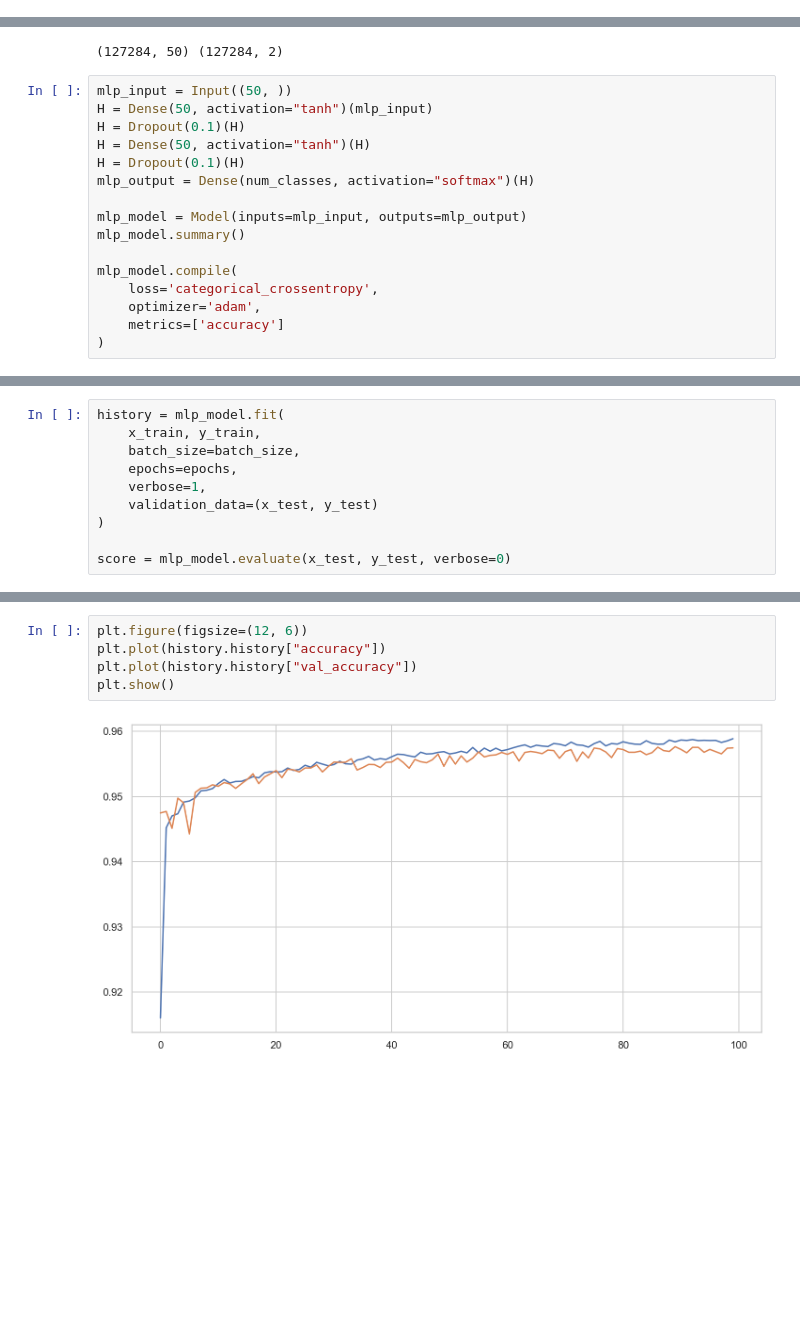
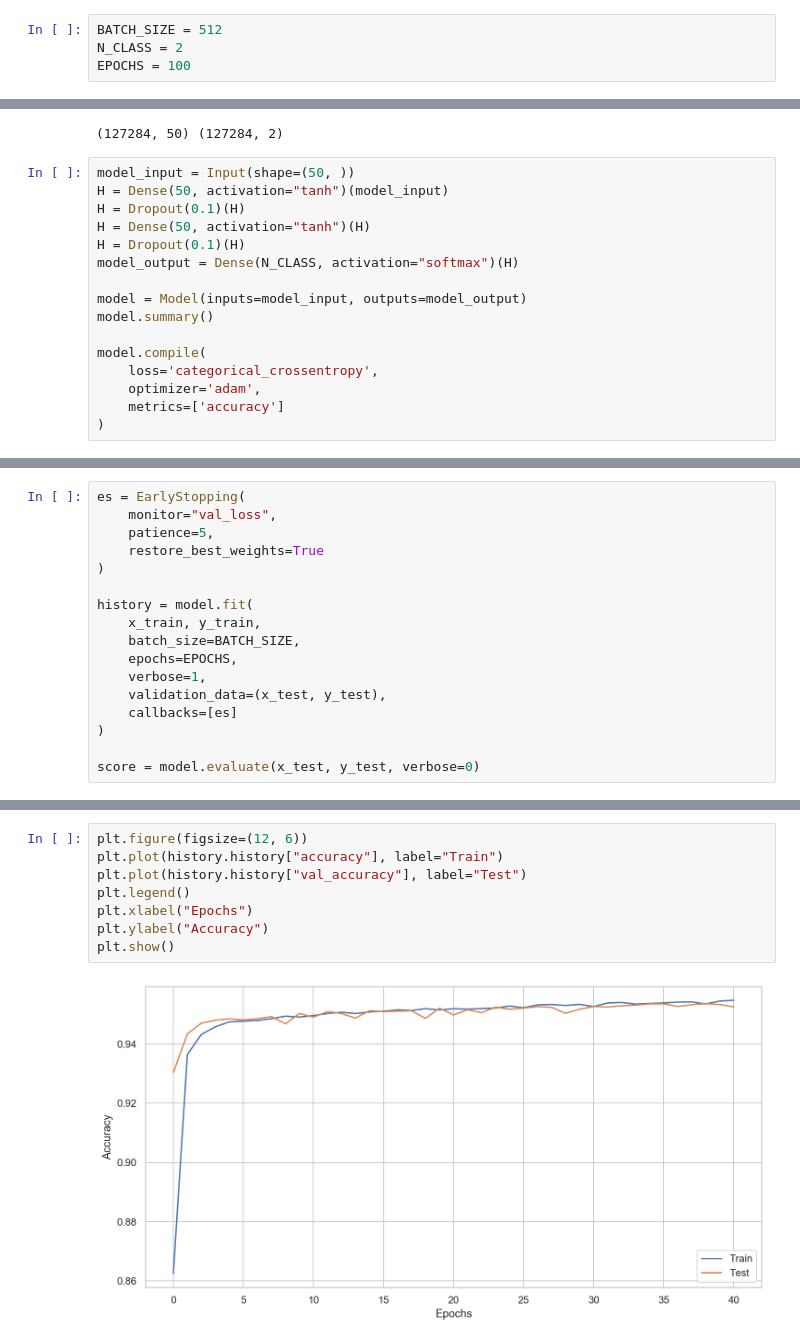
Before and after one commit to jp-hong/phish_classifier, a Jupyter notebook: classifier/03_MLP.ipynb, the cells around one changed output, grey strips where cells are left out. Saved outputs shown, nothing was run; the diff lists cells and outputs as text; blank space fills up the shorter version.

Commit message:
add early stopping

```diff
--- a/classifier/03_MLP.ipynb
+++ b/classifier/03_MLP.ipynb
@@ -16,3 +13,7 @@ epochs = 100
+# %%
+BATCH_SIZE = 512
+N_CLASS = 2
+EPOCHS = 100
 # %%
 x = load("data/largefiles/x_feat.pkl")
 y = load("data/largefiles/y_onehot.pkl")
@@ -24,17 +25,17 @@ print(x.shape, y.shape)
 # %% [output]
 (127284, 50) (127284, 2)
 # %%
-mlp_input = Input((50, ))
-H = Dense(50, activation="tanh")(mlp_input)
+model_input = Input(shape=(50, ))
+H = Dense(50, activation="tanh")(model_input)
 H = Dropout(0.1)(H)
 H = Dense(50, activation="tanh")(H)
 H = Dropout(0.1)(H)
-mlp_output = Dense(num_classes, activation="softmax")(H)
+model_output = Dense(N_CLASS, activation="softmax")(H)
 
-mlp_model = Model(inputs=mlp_input, outputs=mlp_output)
-mlp_model.summary()
+model = Model(inputs=model_input, outputs=model_output)
+model.summary()
 
-mlp_model.compile(
+model.compile(
     loss='categorical_crossentropy',
     optimizer='adam',
     metrics=['accuracy']
@@ -61,13 +62,20 @@ Trainable params: 5,202
 Non-trainable params: 0
 _________________________________________________________________
 # %%
-history = mlp_model.fit(
-    x_train, y_train,
-    batch_size=batch_size,
-    epochs=epochs,
-    verbose=1,
-    validation_data=(x_test, y_test)
+es = EarlyStopping(
+    monitor="val_loss",
+    patience=5,
+    restore_best_weights=True
 )
 
-score = mlp_model.evaluate(x_test, y_test, verbose=0)
+history = model.fit(
+    x_train, y_train,
+    batch_size=BATCH_SIZE,
+    epochs=EPOCHS,
+    verbose=1,
+    validation_data=(x_test, y_test),
+    callbacks=[es]
+)
+
+score = model.evaluate(x_test, y_test, verbose=0)
 # %% [output]
@@ -97,7 +109,10 @@ Test accuracy: 0.9574713
 # %%
 plt.figure(figsize=(12, 6))
-plt.plot(history.history["accuracy"])
-plt.plot(history.history["val_accuracy"])
+plt.plot(history.history["accuracy"], label="Train")
+plt.plot(history.history["val_accuracy"], label="Test")
+plt.legend()
+plt.xlabel("Epochs")
+plt.ylabel("Accuracy")
 plt.show()
 # %% [output]
-[figure, old version]
+[figure, new version]
```
Also changed, not shown: parts of 6 cells of this notebook.
